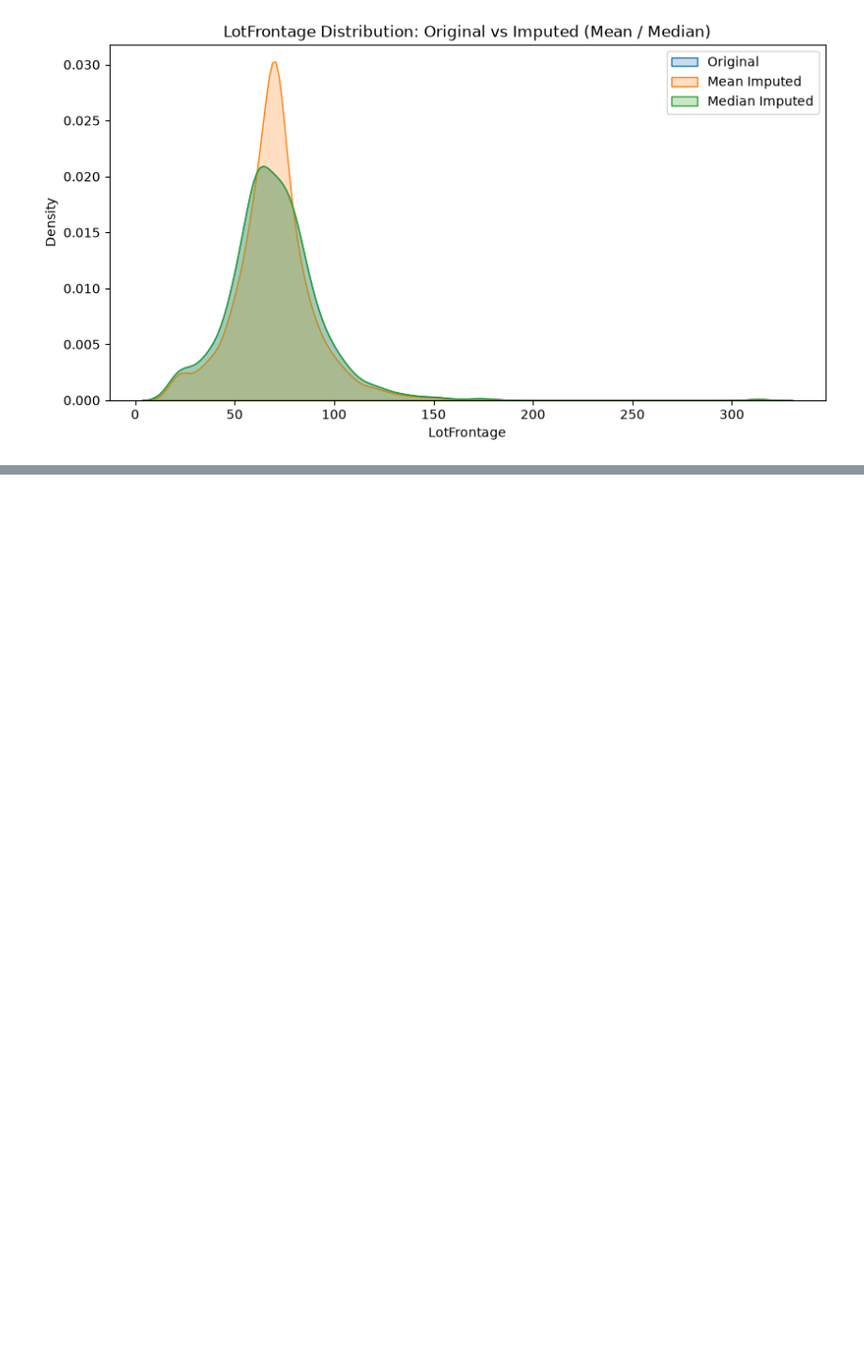
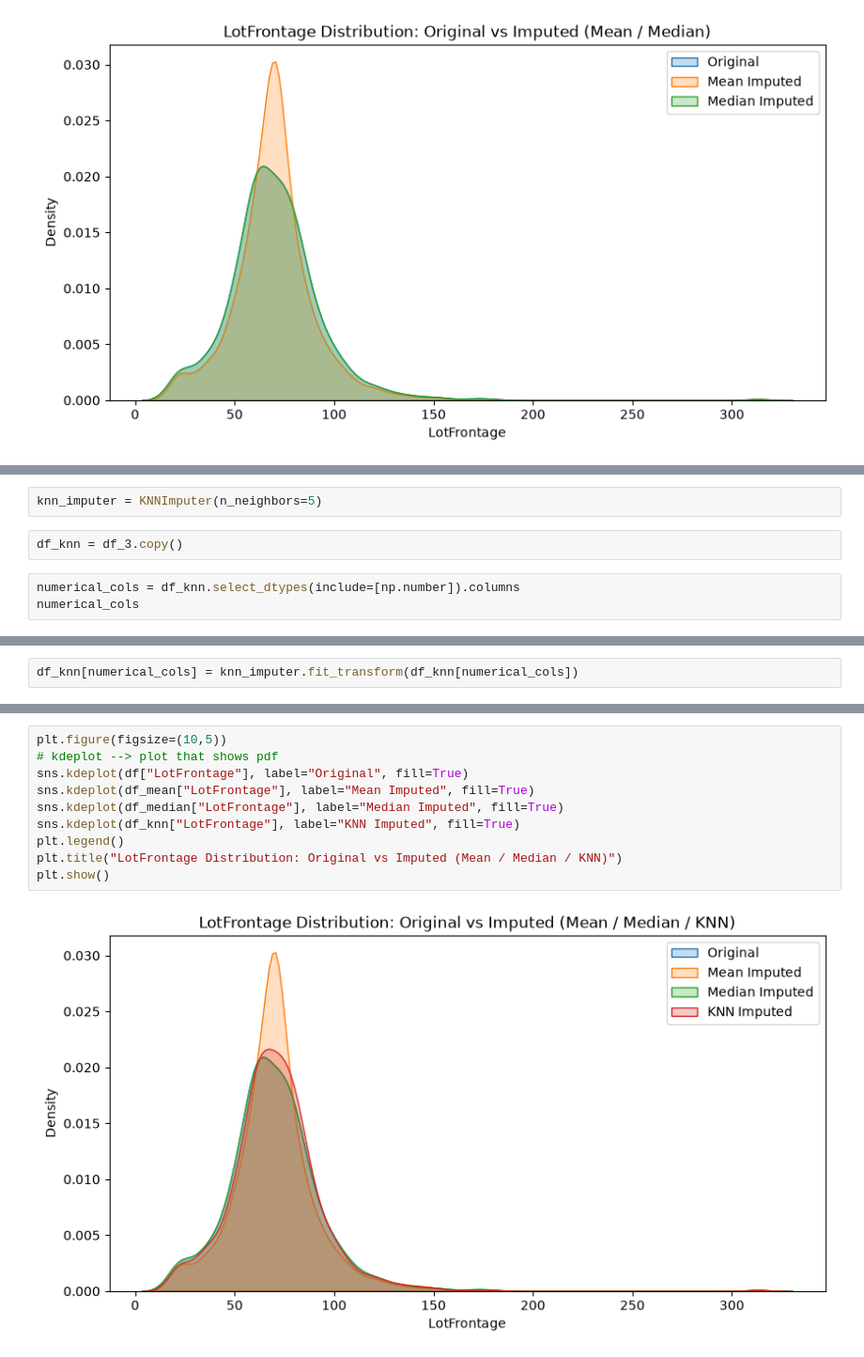
Before and after one commit to sahilsaeidkhan/just_Practice, a Jupyter notebook: house_prediction.ipynb, the cells around one changed output, grey strips where cells are left out. Shown at 94% size. Cells and saved outputs as stored; diff of their text form; blank space fills up the shorter version.

```diff
--- a/house_prediction.ipynb
+++ b/house_prediction.ipynb
@@ -406,0 +439,7 @@ plt.show()
+# %%
+knn_imputer = KNNImputer(n_neighbors=5)
+# %%
+df_knn = df_3.copy()
+# %%
+numerical_cols = df_knn.select_dtypes(include=[np.number]).columns
+numerical_cols
@@ -406,0 +453,2 @@ plt.show()
+# %%
+df_knn[numerical_cols] = knn_imputer.fit_transform(df_knn[numerical_cols])
@@ -406,0 +465,12 @@ plt.show()
+# %%
+plt.figure(figsize=(10,5))
+# kdeplot --> plot that shows pdf
+sns.kdeplot(df["LotFrontage"], label="Original", fill=True)
+sns.kdeplot(df_mean["LotFrontage"], label="Mean Imputed", fill=True)
+sns.kdeplot(df_median["LotFrontage"], label="Median Imputed", fill=True)
+sns.kdeplot(df_knn["LotFrontage"], label="KNN Imputed", fill=True)
+plt.legend()
+plt.title("LotFrontage Distribution: Original vs Imputed (Mean / Median / KNN)")
+plt.show()
+# %% [output]
+[figure, added]
```
Also changed, not shown: parts of 5 cells of this notebook.
